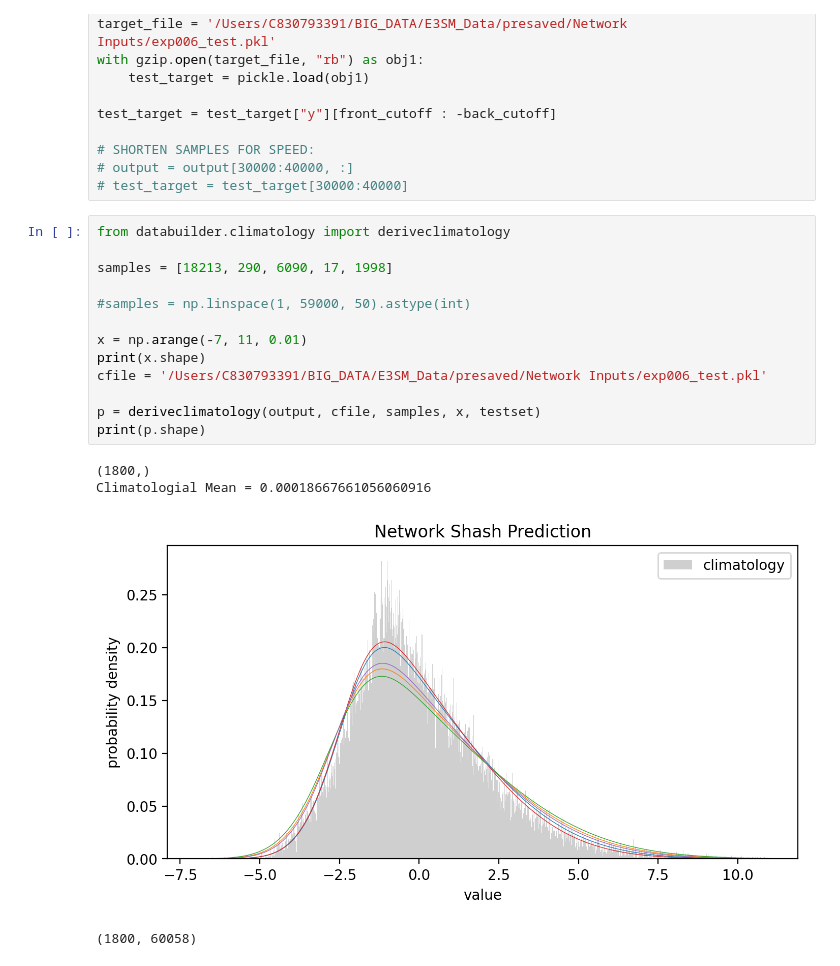
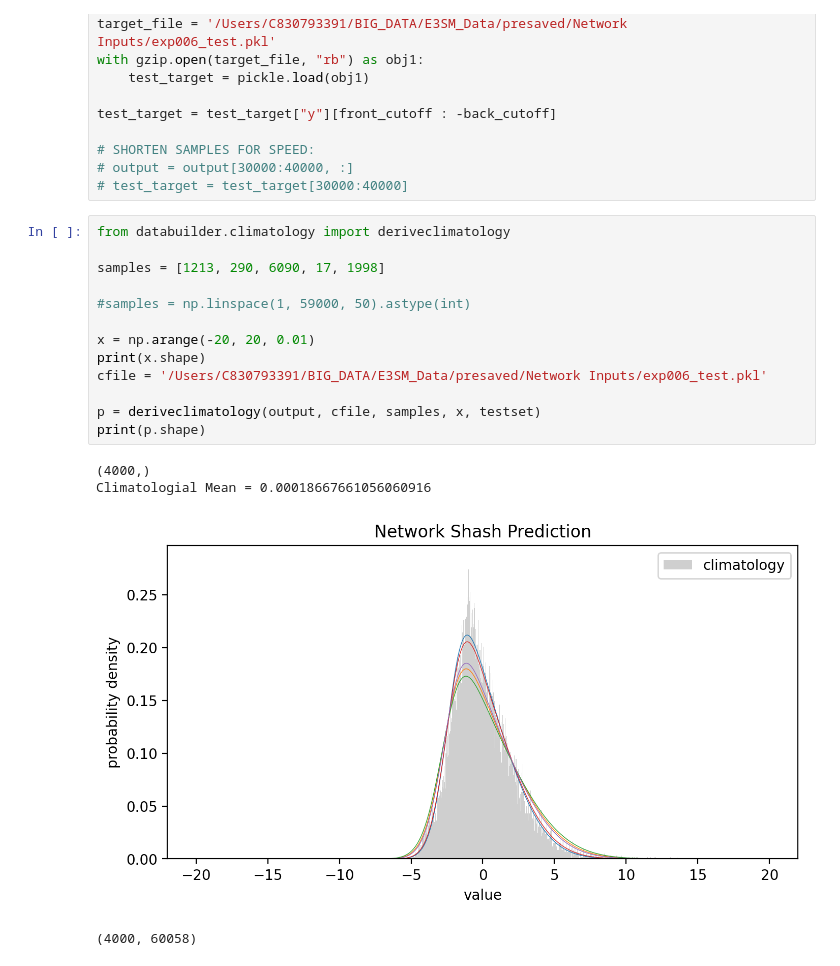
Before and after one commit to Jolan-vP/E3SM, a Jupyter notebook: analysis_006_crps_numeric.ipynb, the cells around one changed output. Cells and saved outputs as stored; diff of their text form.

```diff
--- a/analysis_006_crps_numeric.ipynb
+++ b/analysis_006_crps_numeric.ipynb
@@ -87,21 +87,21 @@ test_target = test_target["y"][front_cutoff : -back_cutoff]
 # %%
 from databuilder.climatology import deriveclimatology
 
-samples = [18213, 290, 6090, 17, 1998]
+samples = [1213, 290, 6090, 17, 1998]
 
 #samples = np.linspace(1, 59000, 50).astype(int)
 
-x = np.arange(-7, 11, 0.01)
+x = np.arange(-20, 20, 0.01)
 print(x.shape)
 cfile = '/Users/C830793391/BIG_DATA/E3SM_Data/presaved/Network Inputs/exp006_test.pkl'
 
 p = deriveclimatology(output, cfile, samples, x, testset)
 print(p.shape)
 # %% [output]
-(1800,)
+(4000,)
 Climatologial Mean = 0.00018667661056060916
-[figure, old version]
+[figure, new version]
-(1800, 60058)
+(4000, 60058)
 # %%
 # CALCULATE CRPS NUMERICALLY:
 
```
Also changed, not shown: parts of 14 cells of this notebook, 3 other files.
